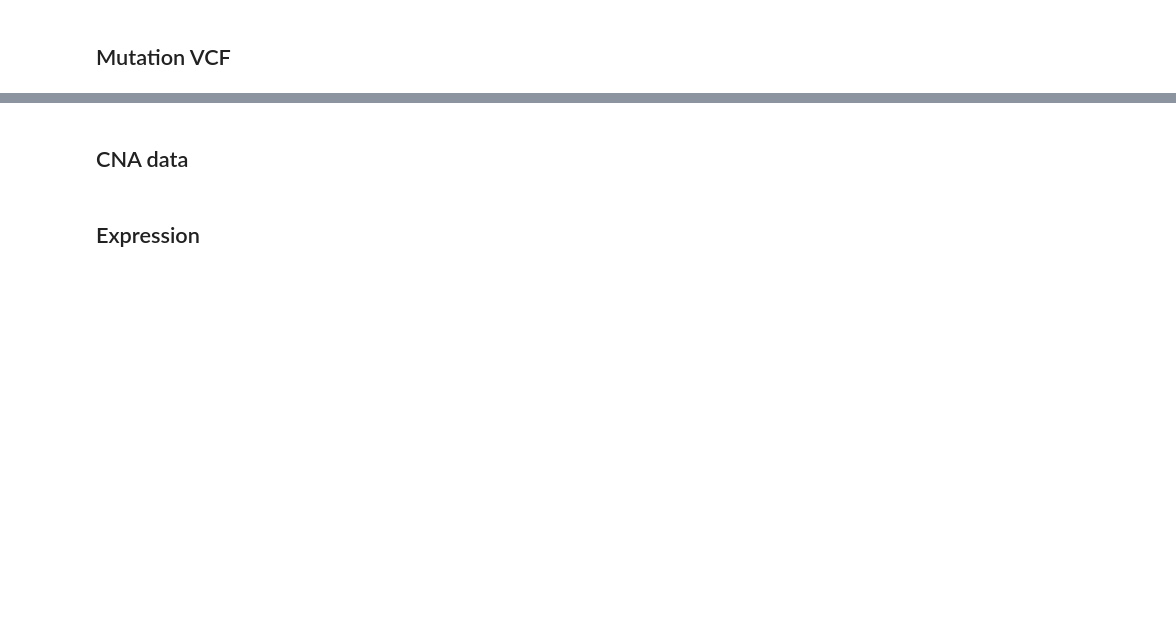
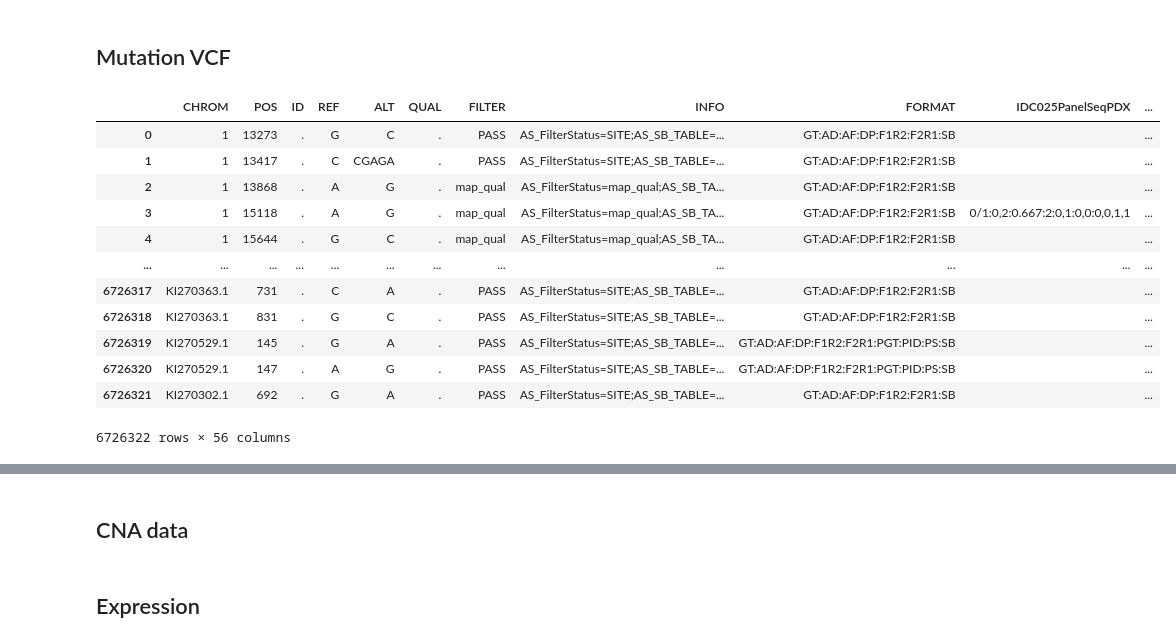
Before and after one commit to PDCMFinder/PdcmDataTransformers, a Jupyter notebook: NKI/NKI_mol_data.ipynb, the cells around one changed output, grey strips where cells are left out. Cells and saved outputs as stored; diff of their text form; code cells hidden in the pictures; blank space fills up the shorter version.

```diff
--- a/NKI/NKI_mol_data.ipynb
+++ b/NKI/NKI_mol_data.ipynb
@@ -12,4 +12,17 @@ panelseq_columns = ["CHROM", "POS", "ID", "REF", "ALT", "QUAL", "FILTER", "INFO"
 mutation_raw_panel_seq = pd.read_csv(join(NKI_submission, 'cm_idc_nki_panelseq_newnames.vcf'),sep='\t', comment='#',low_memory=False, names=panelseq_columns, header=None)
 # %%
 mutation_raw_panel_seq = mutation_raw_panel_seq.replace('./.:.:.:.:.:.:.:.:.:.', '').replace('./.:.:.:.:.:.:.', '')
-mutation_raw_panel_seq
+# %% [output]
+|  | CHROM | POS | ID | REF | ALT | QUAL | FILTER | INFO | FORMAT | IDC025PanelSeqPDX | ... |
+| 0 | 1 | 13273 | . | G | C | . | PASS | AS_FilterStatus=SITE;AS_SB_TABLE=... | GT:AD:AF:DP:F1R2:F2R1:SB |  | ... |
+| 1 | 1 | 13417 | . | C | CGAGA | . | PASS | AS_FilterStatus=SITE;AS_SB_TABLE=... | GT:AD:AF:DP:F1R2:F2R1:SB |  | ... |
+| 2 | 1 | 13868 | . | A | G | . | map_qual | AS_FilterStatus=map_qual;AS_SB_TA... | GT:AD:AF:DP:F1R2:F2R1:SB |  | ... |
+| 3 | 1 | 15118 | . | A | G | . | map_qual | AS_FilterStatus=map_qual;AS_SB_TA... | GT:AD:AF:DP:F1R2:F2R1:SB | 0/1:0,2:0.667:2:0,1:0,0:0,0,1,1 | ... |
+| 4 | 1 | 15644 | . | G | C | . | map_qual | AS_FilterStatus=map_qual;AS_SB_TA... | GT:AD:AF:DP:F1R2:F2R1:SB |  | ... |
+| ... | ... | ... | ... | ... | ... | ... | ... | ... | ... | ... | ... |
+| 6726317 | KI270363.1 | 731 | . | C | A | . | PASS | AS_FilterStatus=SITE;AS_SB_TABLE=... | GT:AD:AF:DP:F1R2:F2R1:SB |  | ... |
+| 6726318 | KI270363.1 | 831 | . | G | C | . | PASS | AS_FilterStatus=SITE;AS_SB_TABLE=... | GT:AD:AF:DP:F1R2:F2R1:SB |  | ... |
+| 6726319 | KI270529.1 | 145 | . | G | A | . | PASS | AS_FilterStatus=SITE;AS_SB_TABLE=... | GT:AD:AF:DP:F1R2:F2R1:PGT:PID:PS:SB |  | ... |
+| 6726320 | KI270529.1 | 147 | . | A | G | . | PASS | AS_FilterStatus=SITE;AS_SB_TABLE=... | GT:AD:AF:DP:F1R2:F2R1:PGT:PID:PS:SB |  | ... |
+| 6726321 | KI270302.1 | 692 | . | G | A | . | PASS | AS_FilterStatus=SITE;AS_SB_TABLE=... | GT:AD:AF:DP:F1R2:F2R1:SB |  | ... |
+6726322 rows × 56 columns
```
Also changed, not shown: parts of 6 cells of this notebook, 3 other files.
